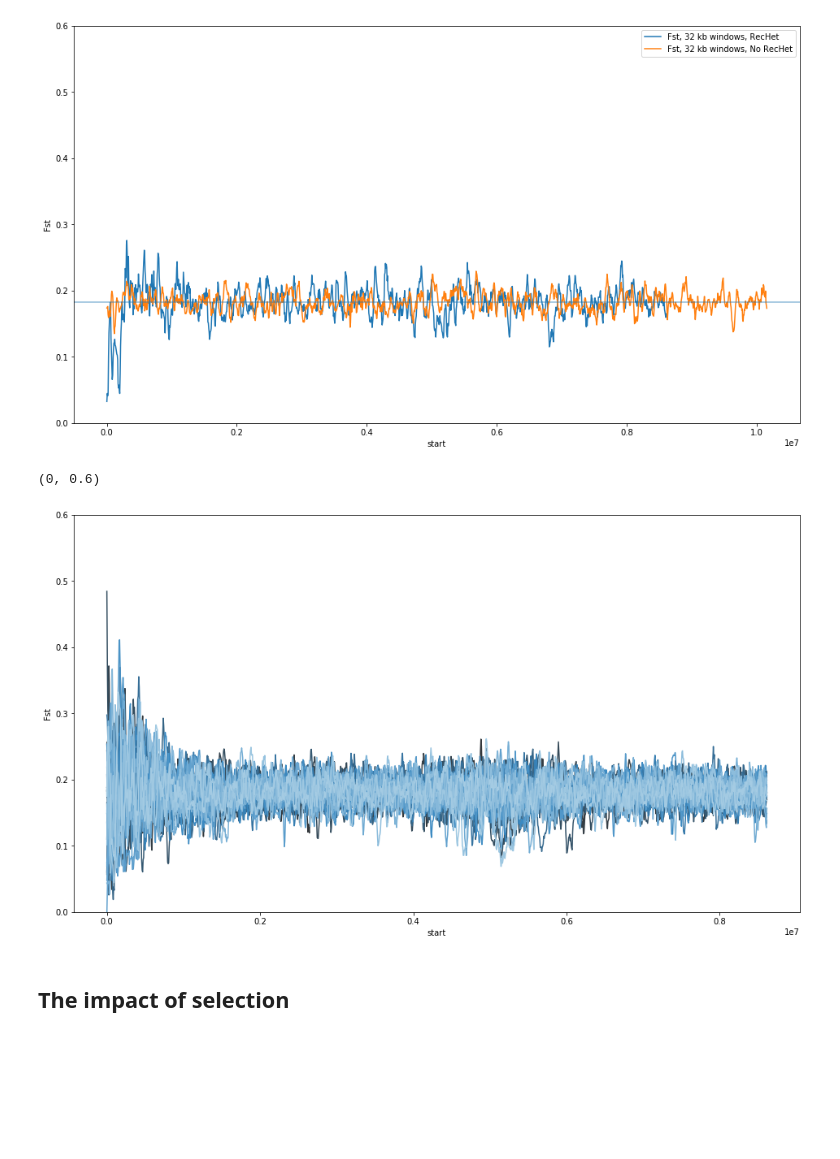
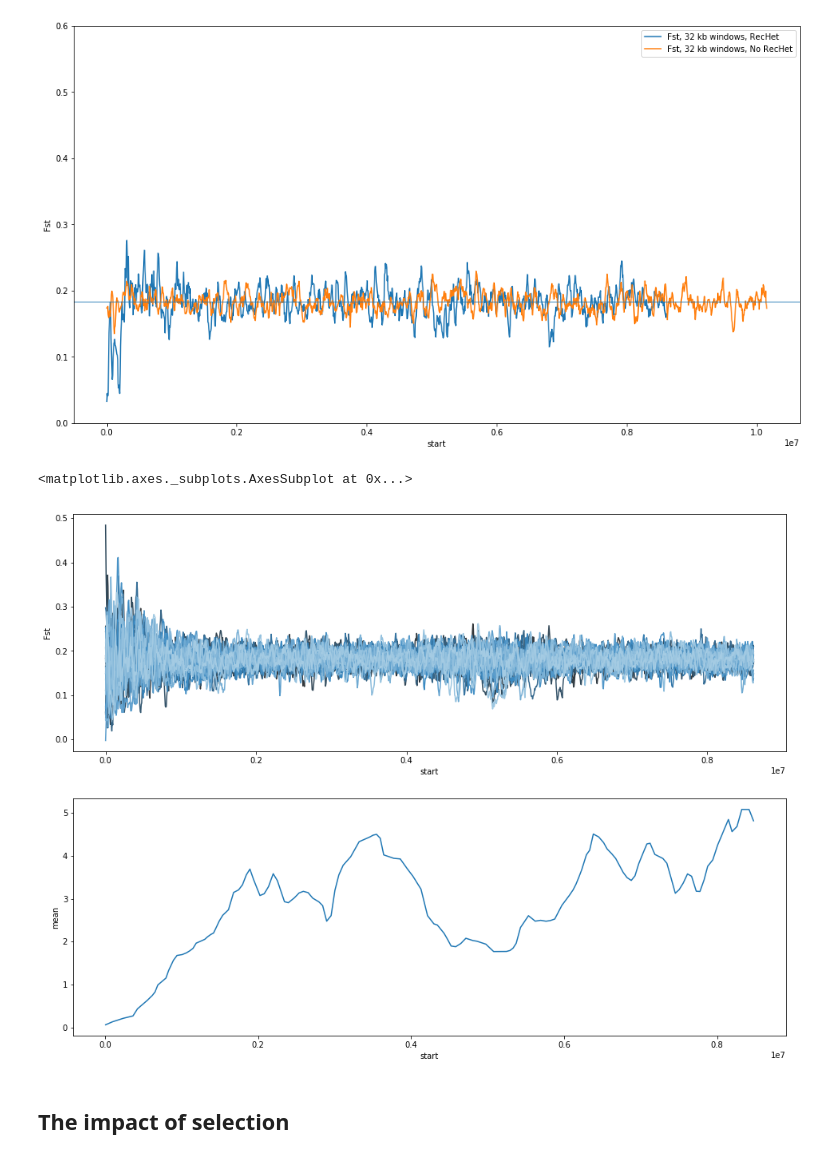
Before and after one commit to DRL/SMBE-SGE-2019, a Jupyter notebook: Session_2/Fst_short_chuncks/simulating_windowise_Fst_KL .ipynb, the cells around one changed output. Saved outputs shown, nothing was run; the diff lists cells and outputs as text; code cells hidden in the pictures; blank space fills up the shorter version.

```diff
--- a/Session_2/Fst_short_chuncks/simulating_windowise_Fst_KL .ipynb
+++ b/Session_2/Fst_short_chuncks/simulating_windowise_Fst_KL .ipynb
@@ -426,22 +426,30 @@ ax.set_ylim((0,0.6))
 (0, 0.6)
 [figure]
 # %%
-#30 of replicates (will become 60)
+#30 of replicates 32kb windowise Fst scan with RecHet (will become 60)
+#bottom plot showing recombination heterogeneity along the chromosome
 df = pd.read_csv('replicates_RecHet.csv')
-fig, ax = plt.subplots(figsize=(16,9))
+fig, (ax1, ax2) = plt.subplots(figsize=(16,12),nrows=2,ncols=1)
 sns.lineplot(
     data=df,
     x = 'start',
     y = 'Fst',
     hue='replicate',
     estimator=None,
     palette = sns.color_palette('Blues_d', n_colors=30),
-    legend=False
+    legend=False,
+    ax=ax1
     )
-ax.set_ylim((0,0.6))
+sns.lineplot(
+    data=hapmap[(hapmap['chrom']==18)&(hapmap['start']<8.5e6)],
+    x = 'start',
+    y = 'mean',
+    legend=False,
+    ax=ax2
+    )
 # %% [output]
-(0, 0.6)
+<matplotlib.axes._subplots.AxesSubplot at 0x...>
-[figure, old version]
+[figure, new version]
 # %% [markdown]
 ## The impact of selection
 # %% [markdown]
```
Also changed, not shown: parts of 4 cells of this notebook.
